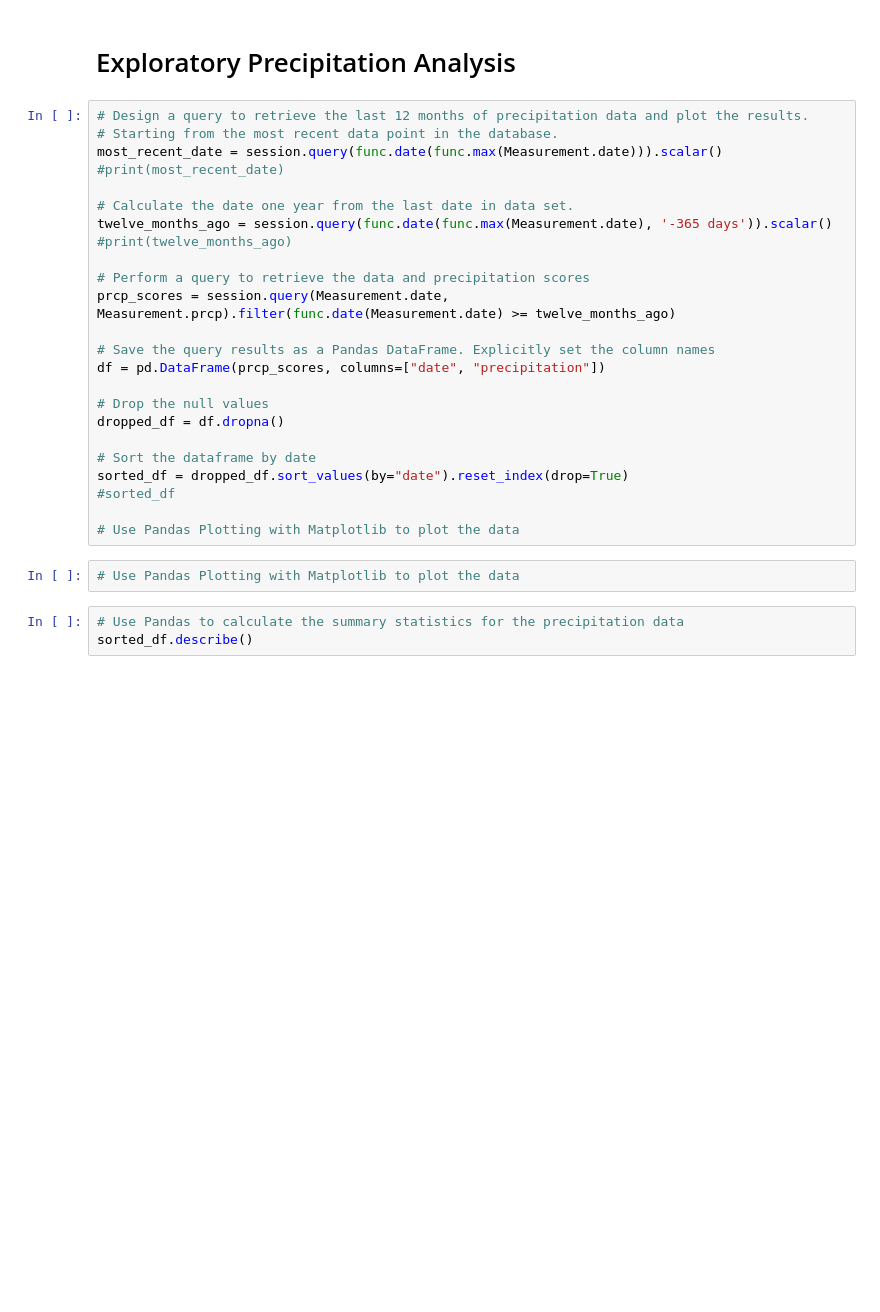
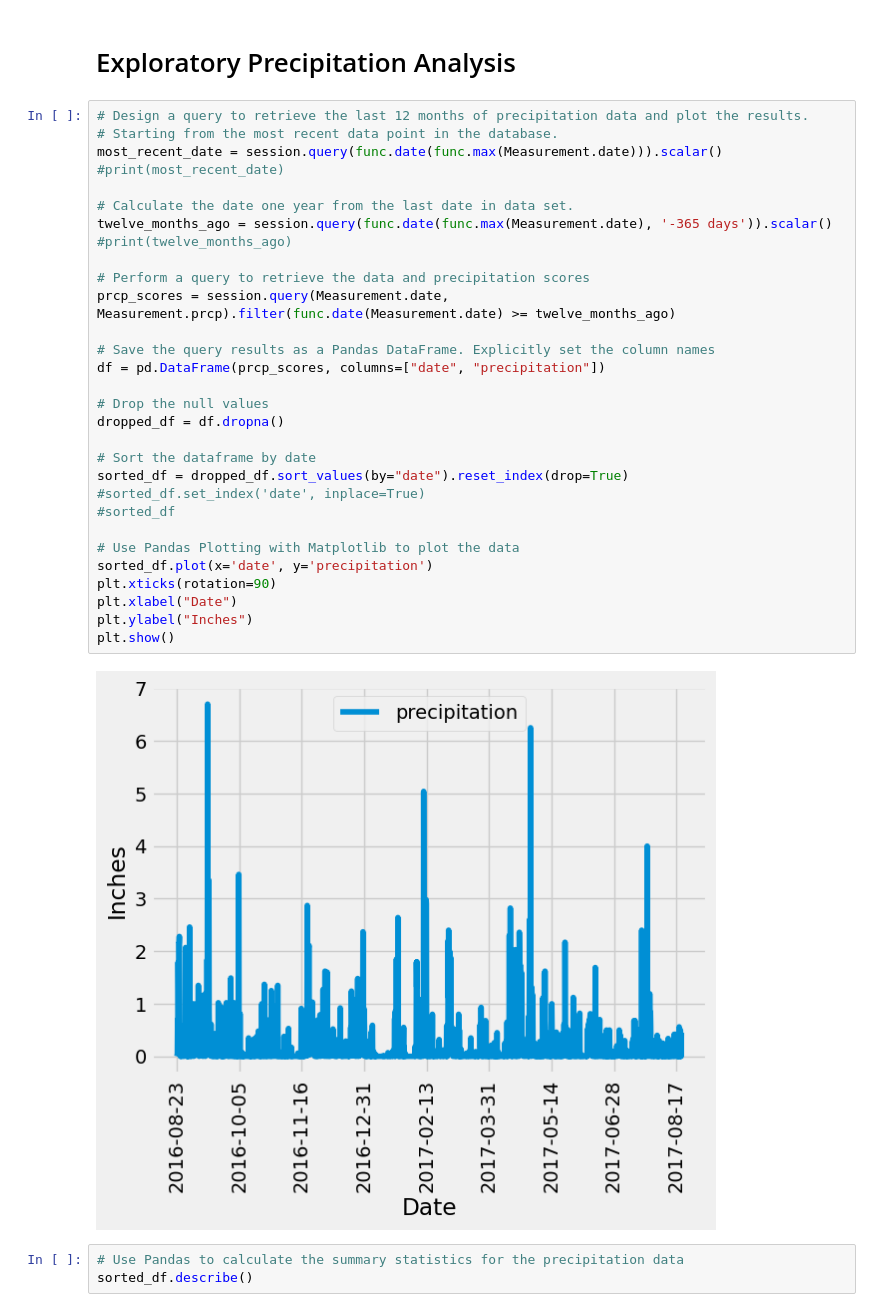
Before and after one commit to DarrylHewitt/sqlalchemy-challenge, a Jupyter notebook: SurfsUp/climate_starter.ipynb, the cells around one changed output. Saved outputs shown, nothing was run; the diff lists cells and outputs as text; blank space fills up the shorter version.

Commit message:
Completed Part 1 inc. plots

```diff
--- a/SurfsUp/climate_starter.ipynb
+++ b/SurfsUp/climate_starter.ipynb
@@ -63,29 +63,35 @@ first_row.__dict__
 # %%
 # Design a query to retrieve the last 12 months of precipitation data and plot the results.
 # Starting from the most recent data point in the database.
 most_recent_date = session.query(func.date(func.max(Measurement.date))).scalar()
 #print(most_recent_date)
 
 # Calculate the date one year from the last date in data set.
 twelve_months_ago = session.query(func.date(func.max(Measurement.date), '-365 days')).scalar()
 #print(twelve_months_ago)
 
 # Perform a query to retrieve the data and precipitation scores
 prcp_scores = session.query(Measurement.date, Measurement.prcp).filter(func.date(Measurement.date) >= twelve_months_ago)
 
 # Save the query results as a Pandas DataFrame. Explicitly set the column names
 df = pd.DataFrame(prcp_scores, columns=["date", "precipitation"])
 
 # Drop the null values
 dropped_df = df.dropna()
 
 # Sort the dataframe by date
 sorted_df = dropped_df.sort_values(by="date").reset_index(drop=True)
+#sorted_df.set_index('date', inplace=True)
 #sorted_df
 
 # Use Pandas Plotting with Matplotlib to plot the data
+sorted_df.plot(x='date', y='precipitation')
+plt.xticks(rotation=90)
+plt.xlabel("Date")
+plt.ylabel("Inches")
+plt.show()
+# %% [output]
+[figure, added]
-# %%
-# Use Pandas Plotting with Matplotlib to plot the data
 # %%
 # Use Pandas to calculate the summary statistics for the precipitation data
 sorted_df.describe()
```
Also changed, not shown: parts of 8 cells of this notebook.
